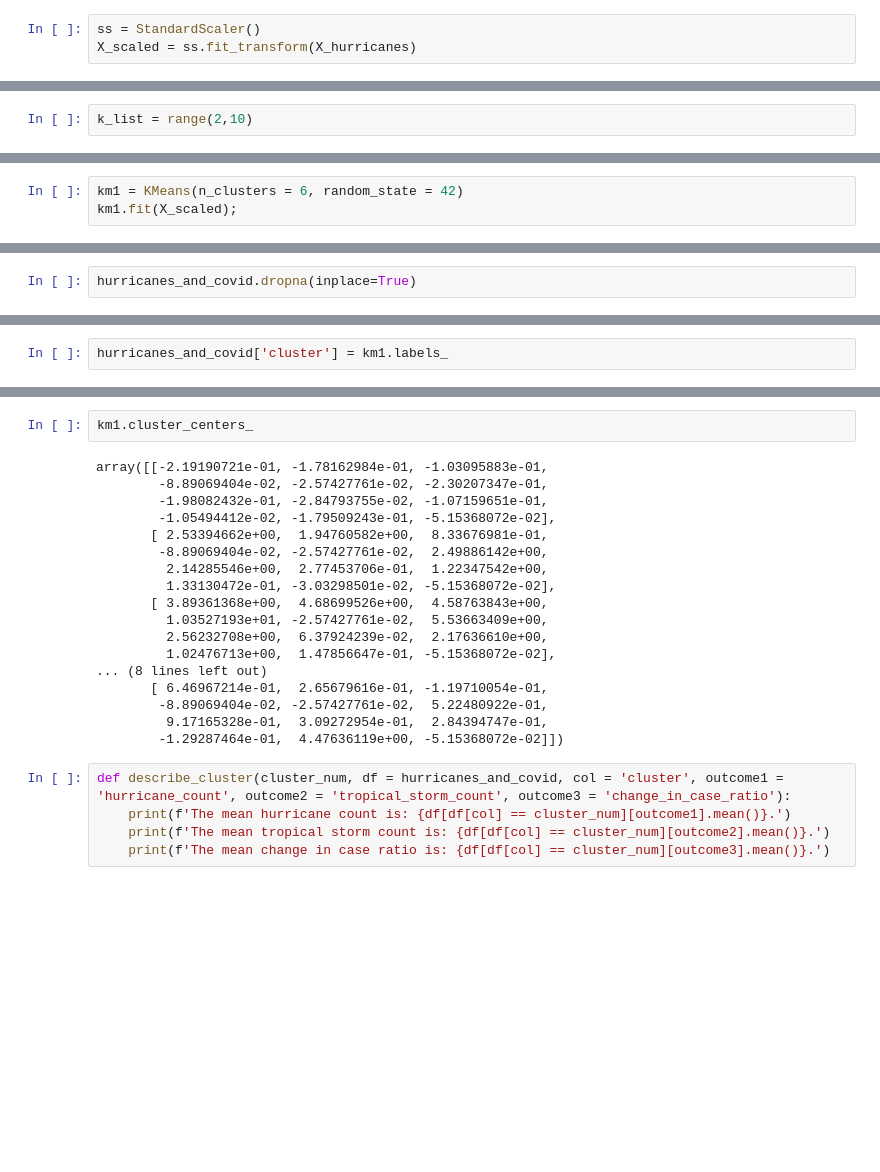
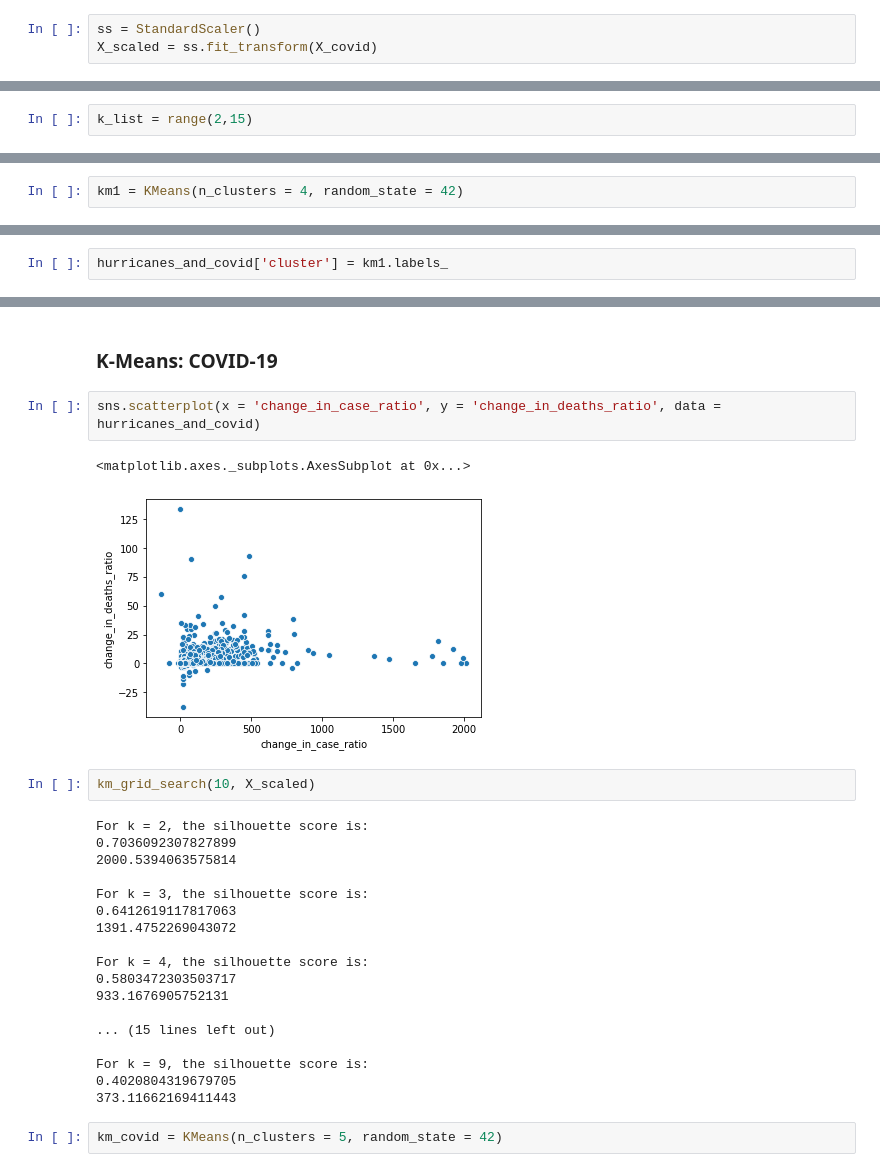
Before and after one commit to jlu90/Mapping-Dual-Risk-Hurricanes-and-COVID, a Jupyter notebook: jocelyn/EDA & Modeling.ipynb, the cells around one changed output, grey strips where cells are left out. Cells and saved outputs as stored; diff of their text form; blank space fills up the shorter version.

Commit message:
more clustering

```diff
--- a/jocelyn/EDA & Modeling.ipynb
+++ b/jocelyn/EDA & Modeling.ipynb
@@ -149,5 +181,5 @@ X_hurricanes = hurricanes_and_covid[['cat_1_count', 'cat_2_count', 'cat_3_count'
 ### Scale Data
 # %%
 ss = StandardScaler()
-X_scaled = ss.fit_transform(X_hurricanes)
+X_scaled = ss.fit_transform(X_covid)
 # %% [markdown]
@@ -155,5 +187,5 @@ X_scaled = ss.fit_transform(X_hurricanes)
 # %%
-k_list = range(2,10)
+k_list = range(2,15)
 # %%
 for k in k_list:
     km = KMeans(n_clusters = k, random_state = 42)
@@ -183,3 +215,2 @@ For k = 9, the silhouette score is:
 # %%
-km1 = KMeans(n_clusters = 6, random_state = 42)
-km1.fit(X_scaled);
+km1 = KMeans(n_clusters = 4, random_state = 42)
@@ -190,2 +216,0 @@ array([1, 1, 0, ..., 0, 0, 0], dtype=int32)
-# %%
-hurricanes_and_covid.dropna(inplace=True)
@@ -203,26 +251,30 @@ hurricanes_and_covid['cluster'].value_counts()
 Name: cluster, dtype: int64
-# %%
-km1.cluster_centers_
-# %% [output]
-array([[-2.19190721e-01, -1.78162984e-01, -1.03095883e-01,
-        -8.89069404e-02, -2.57427761e-02, -2.30207347e-01,
-        -1.98082432e-01, -2.84793755e-02, -1.07159651e-01,
-        -1.05494412e-02, -1.79509243e-01, -5.15368072e-02],
-       [ 2.53394662e+00,  1.94760582e+00,  8.33676981e-01,
-        -8.89069404e-02, -2.57427761e-02,  2.49886142e+00,
-         2.14285546e+00,  2.77453706e-01,  1.22347542e+00,
-         1.33130472e-01, -3.03298501e-02, -5.15368072e-02],
-       [ 3.89361368e+00,  4.68699526e+00,  4.58763843e+00,
-         1.03527193e+01, -2.57427761e-02,  5.53663409e+00,
-         2.56232708e+00,  6.37924239e-02,  2.17636610e+00,
-         1.02476713e+00,  1.47856647e-01, -5.15368072e-02],
-... (8 lines left out)
-       [ 6.46967214e-01,  2.65679616e-01, -1.19710054e-01,
-        -8.89069404e-02, -2.57427761e-02,  5.22480922e-01,
-         9.17165328e-01,  3.09272954e-01,  2.84394747e-01,
-        -1.29287464e-01,  4.47636119e+00, -5.15368072e-02]])
-# %%
-def describe_cluster(cluster_num, df = hurricanes_and_covid, col = 'cluster', outcome1 = 'hurricane_count', outcome2 = 'tropical_storm_count', outcome3 = 'change_in_case_ratio'):
-    print(f'The mean hurricane count is: {df[df[col] == cluster_num][outcome1].mean()}.')
-    print(f'The mean tropical storm count is: {df[df[col] == cluster_num][outcome2].mean()}.')
-    print(f'The mean change in case ratio is: {df[df[col] == cluster_num][outcome3].mean()}.')
+# %% [markdown]
+### K-Means: COVID-19
+# %%
+sns.scatterplot(x = 'change_in_case_ratio', y = 'change_in_deaths_ratio', data = hurricanes_and_covid)
+# %% [output]
+<matplotlib.axes._subplots.AxesSubplot at 0x...>
+[figure, added]
+# %%
+km_grid_search(10, X_scaled)
+# %% [output]
+For k = 2, the silhouette score is:
+0.7036092307827899
+2000.5394063575814
+
+For k = 3, the silhouette score is:
+0.6412619117817063
+1391.4752269043072
+
+For k = 4, the silhouette score is:
+0.5803472303503717
+933.1676905752131
+
+... (15 lines left out)
+
+For k = 9, the silhouette score is:
+0.4020804319679705
+373.11662169411443
+# %%
+km_covid = KMeans(n_clusters = 5, random_state = 42)
```
Also changed, not shown: parts of 35 cells of this notebook.
